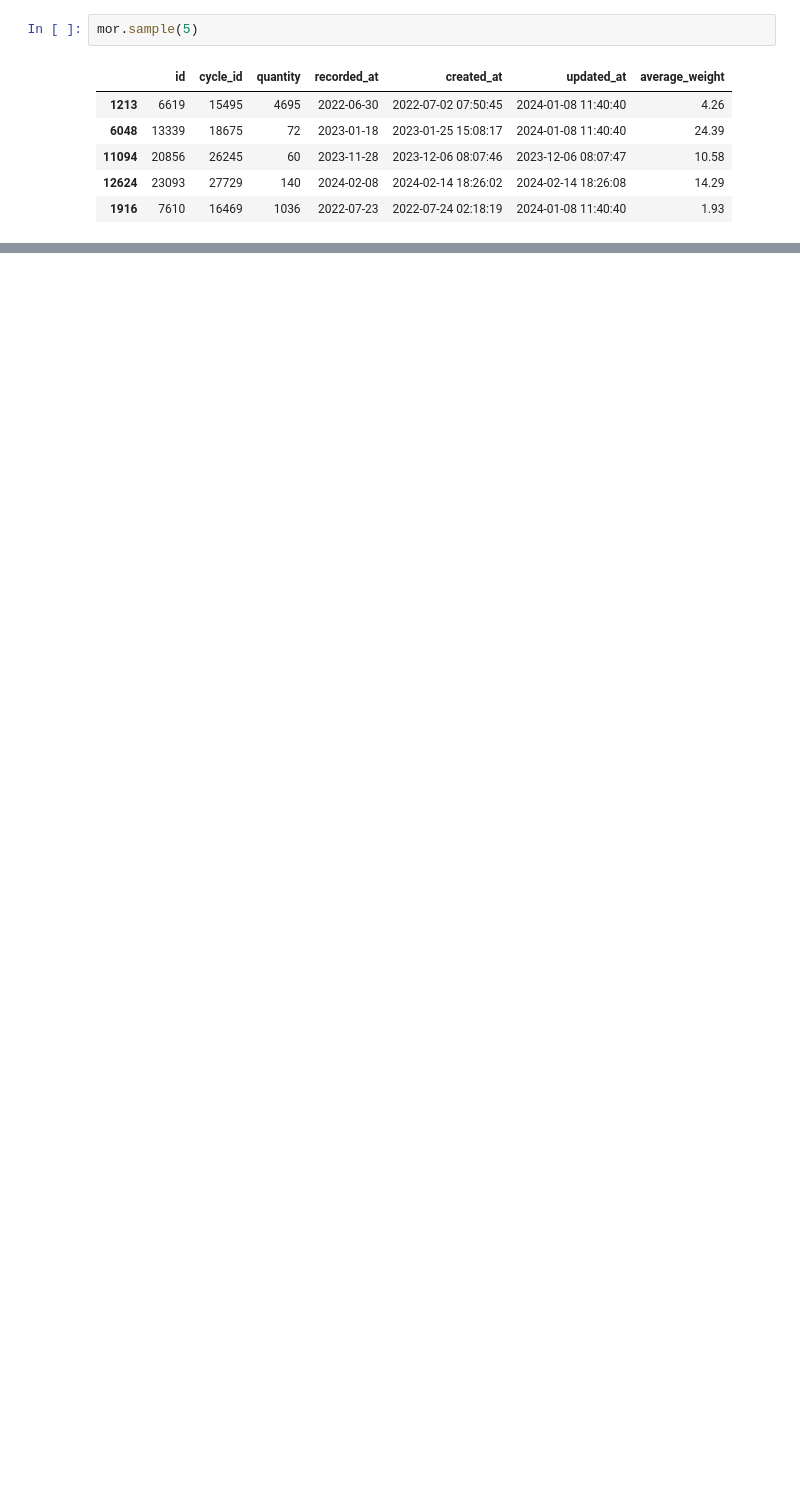
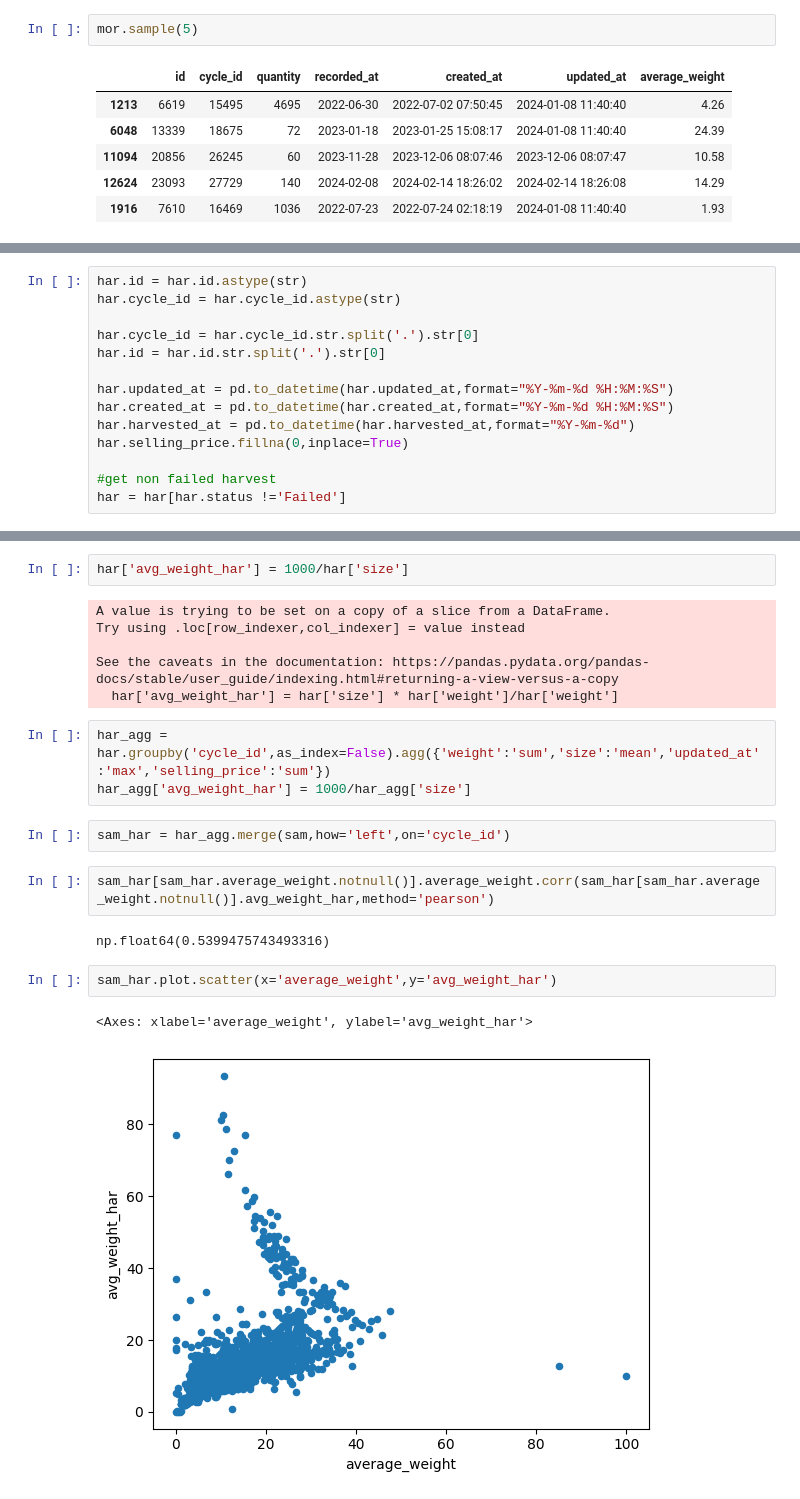
Before and after one commit to zylbergs/Jala, a Jupyter notebook: main_eda.ipynb, the cells around one changed output, grey strips where cells are left out. Cells and saved outputs as stored; diff of their text form; blank space fills up the shorter version.

```diff
--- a/main_eda.ipynb
+++ b/main_eda.ipynb
@@ -313,0 +362,14 @@ check_health(sam)
+# %%
+har.id = har.id.astype(str)
+har.cycle_id = har.cycle_id.astype(str)
+
+har.cycle_id = har.cycle_id.str.split('.').str[0]
+har.id = har.id.str.split('.').str[0]
+
+har.updated_at = pd.to_datetime(har.updated_at,format="%Y-%m-%d %H:%M:%S")
+har.created_at = pd.to_datetime(har.created_at,format="%Y-%m-%d %H:%M:%S")
+har.harvested_at = pd.to_datetime(har.harvested_at,format="%Y-%m-%d")
+har.selling_price.fillna(0,inplace=True)
+
+#get non failed harvest
+har = har[har.status !='Failed']
@@ -313,0 +409,22 @@ check_health(sam)
+# %%
+har['avg_weight_har'] = 1000/har['size']
+# %% [output]
+A value is trying to be set on a copy of a slice from a DataFrame.
+Try using .loc[row_indexer,col_indexer] = value instead
+
+See the caveats in the documentation: https://pandas.pydata.org/pandas-docs/stable/user_guide/indexing.html#returning-a-view-versus-a-copy
+  har['avg_weight_har'] = har['size'] * har['weight']/har['weight']
+# %%
+har_agg = har.groupby('cycle_id',as_index=False).agg({'weight':'sum','size':'mean','updated_at':'max','selling_price':'sum'})
+har_agg['avg_weight_har'] = 1000/har_agg['size']
+# %%
+sam_har = har_agg.merge(sam,how='left',on='cycle_id')
+# %%
+sam_har[sam_har.average_weight.notnull()].average_weight.corr(sam_har[sam_har.average_weight.notnull()].avg_weight_har,method='pearson')
+# %% [output]
+np.float64(0.5399475743493316)
+# %%
+sam_har.plot.scatter(x='average_weight',y='avg_weight_har')
+# %% [output]
+<Axes: xlabel='average_weight', ylabel='avg_weight_har'>
+[figure, added]
```
Also changed, not shown: parts of 20 cells of this notebook, 1 other file.
